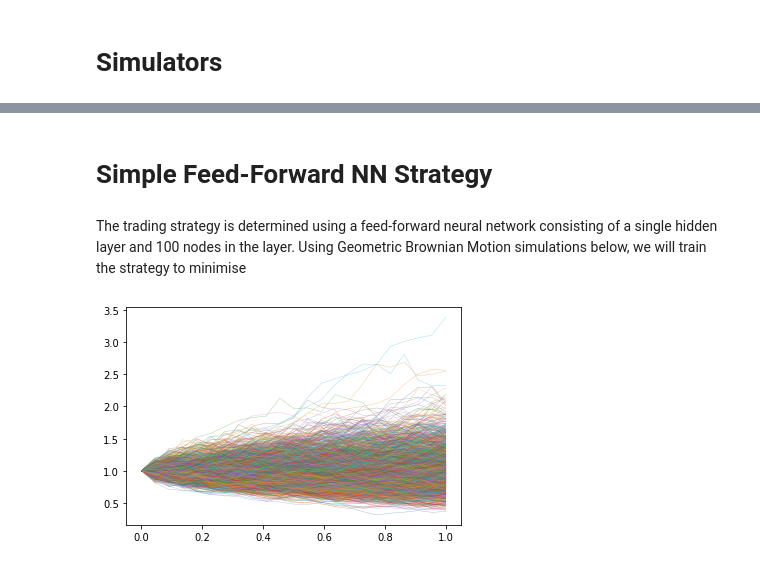
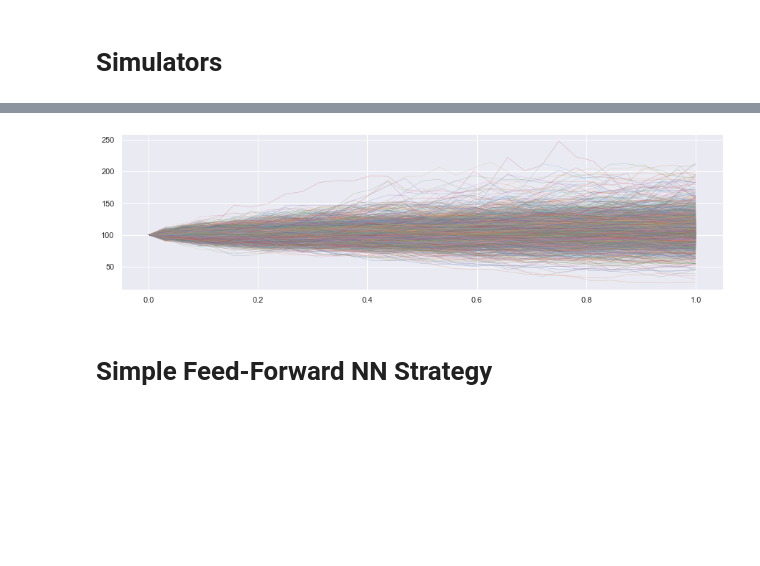
Before and after one commit to JurajZelman/deep-hedging, a Jupyter notebook: Deep Hedging Main.ipynb, the cells around one changed output, grey strips where cells are left out. Cells and saved outputs as stored; diff of their text form; code cells hidden in the pictures; blank space fills up the shorter version.

```diff
--- a/Deep Hedging Main.ipynb
+++ b/Deep Hedging Main.ipynb
@@ -113,3 +193,29 @@ def hestonModel(S_0, v_0, T, r, theta, kappa, xi, rho, steps, no_paths, return_v
+# %%
+kappa = 0.1
+theta = 0.15 ** 2
+xi = 0.5
+rho = 0
+v_0 = 0.04
+
+pathSimulations = hestonGenerator(S0 = initialPrice
+                                 , v0 = v_0
+                                 , r = riskFreeRate
+                                 , theta = theta
+                                 , kappa = kappa
+                                 , xi = xi
+                                 , rho = rho
+                                 , T = timeToExpiry
+                                 , numTradingDays = numTradingDates
+                                 , numBatches = numBatches
+                                 , batchSize = batchSize)
+
+for S in pathSimulations:
+    pass
+for i in range(batchSize):
+    plt.plot(np.linspace(0,1,numTradingDates + 1), S[0][i,:], alpha = 0.5, linewidth = 0.4)
+plt.show()
+# %% [output]
+[figure, added]
 # %% [markdown]
 # Simple Feed-Forward NN Strategy
 # %%
@@ -145,26 +272,0 @@ class Strategy(nn.Module):
-# %% [markdown]
-The trading strategy is determined using a feed-forward neural network consisting of a single hidden layer and 100 nodes in the layer. Using Geometric Brownian Motion simulations below, we will train the strategy to minimise
-# %%
-riskFreeRate = 0.0
-volatility = 0.3
-timeToExpiry = 1
-initialPrice = 1
-numTradingDates = 22
-batchSize = 2000
-numBatches = 50
-
-pathSimulations = bsGenerator(riskFreeRate = riskFreeRate
-                             , volatility = volatility
-                             , timeToExpiry = timeToExpiry
-                             , initialPrice = initialPrice
-                             , numTradingDates = numTradingDates
-                             , batchSize = batchSize
-                             , numBatches = numBatches)
-
-for S in pathSimulations:
-    pass
-for i in range(batchSize):
-    plt.plot(np.linspace(0,1,numTradingDates + 1), S[i,:], alpha = 0.5, linewidth = 0.4)
-plt.show()
-# %% [output]
-[figure, removed]
```
Also changed, not shown: parts of 26 cells of this notebook.
